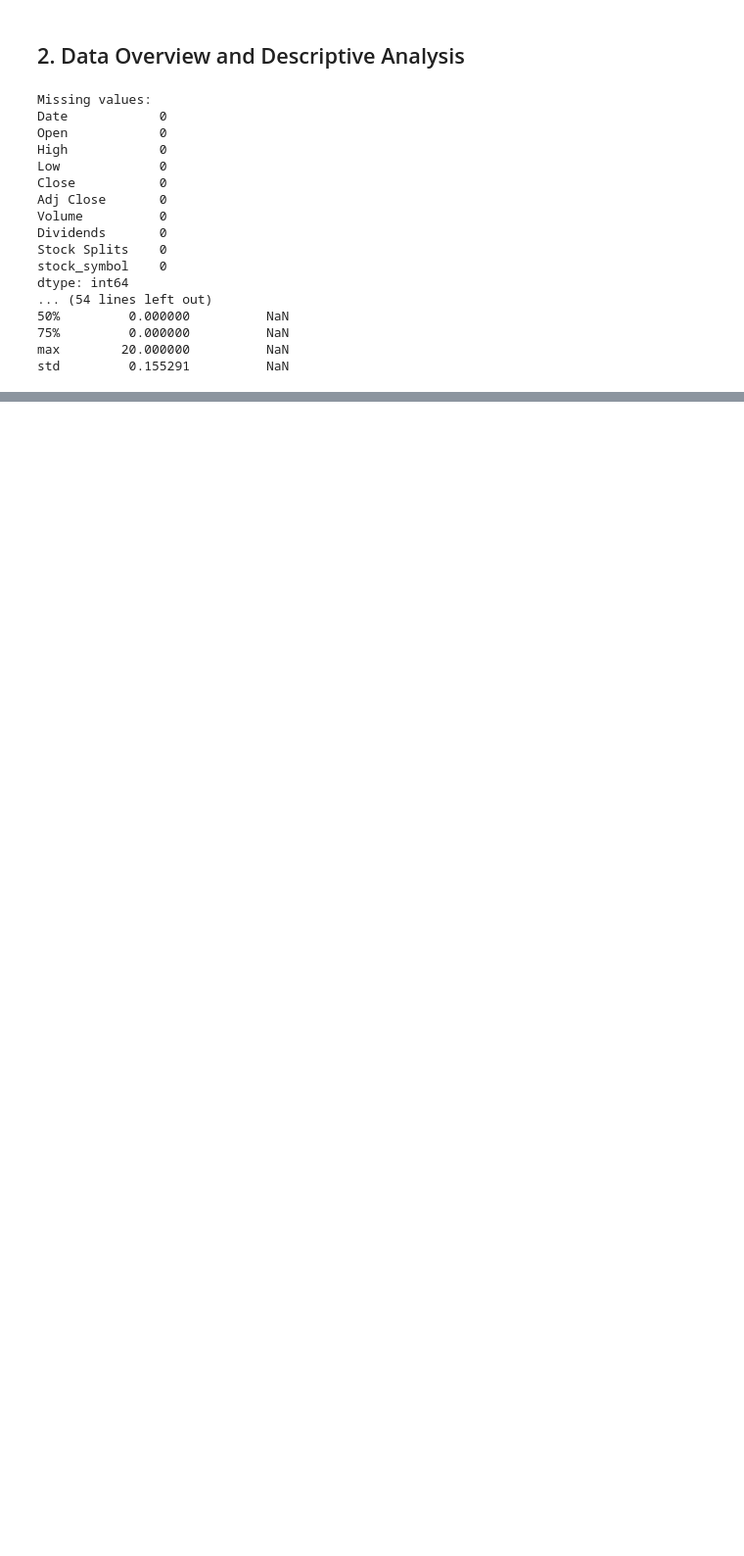
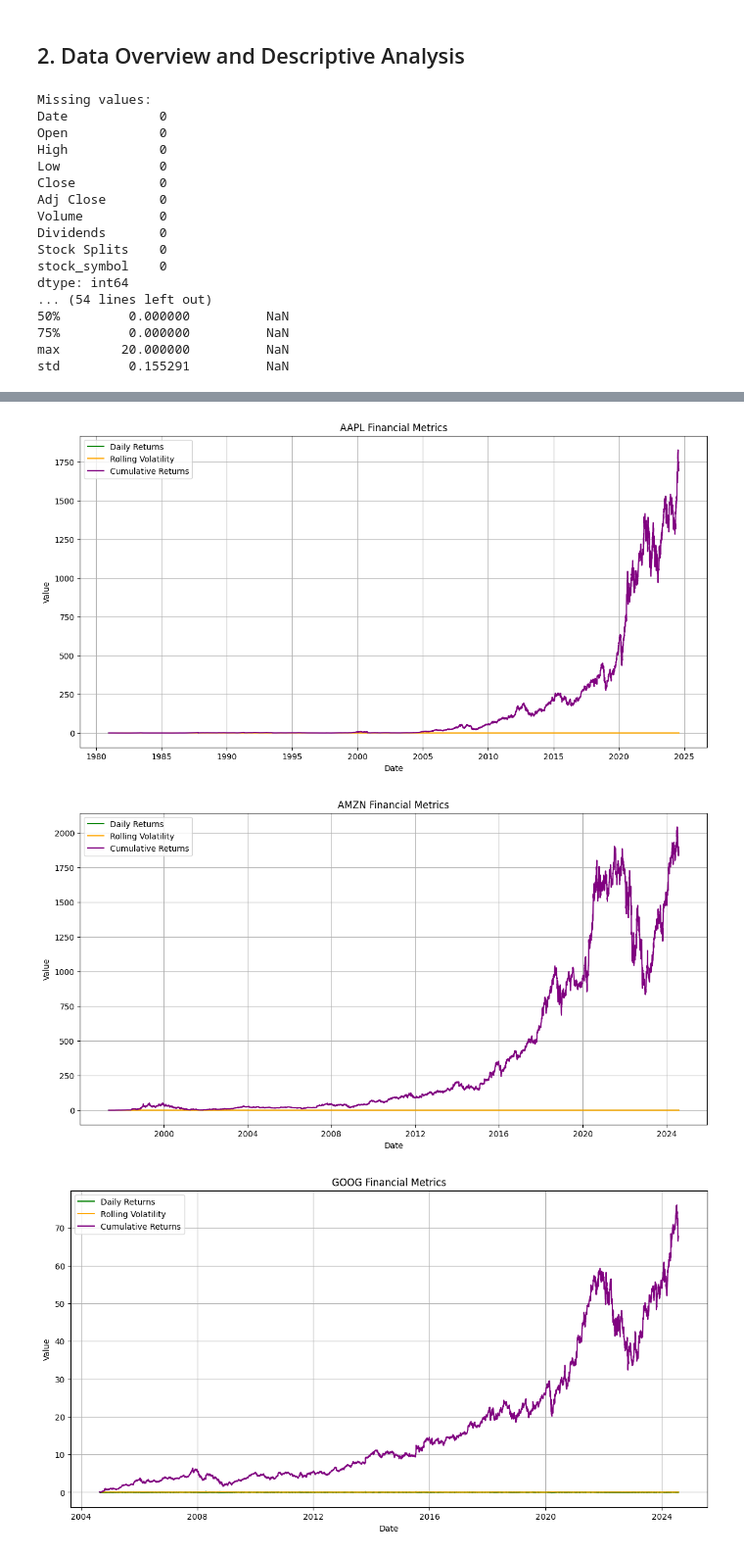
Before and after one commit to shewanek/week_1, a Jupyter notebook: notebooks/stock_EDA.ipynb, the cells around one changed output, grey strips where cells are left out. Shown at 98% size. Cells and saved outputs as stored; diff of their text form; code cells hidden in the pictures; blank space fills up the shorter version.

```diff
--- a/notebooks/stock_EDA.ipynb
+++ b/notebooks/stock_EDA.ipynb
@@ -61,0 +152,7 @@ std         0.155291          NaN
+# %%
+# plot financial metrics
+analysis.plot_fin_metrics()
+# %% [output]
+[figure, added]
+[figure, added]
+[figure, added]
```
Also changed, not shown: parts of 8 cells of this notebook, 2 other files.
